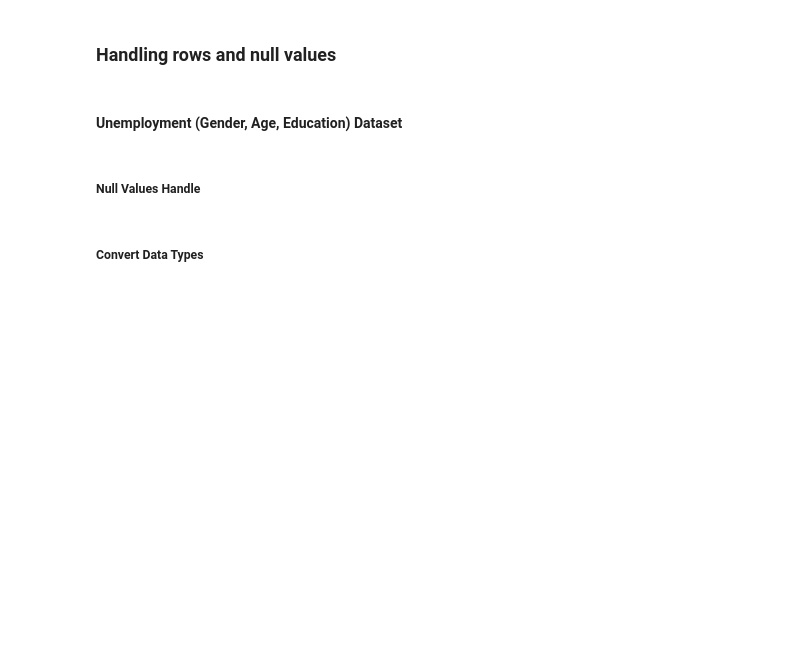
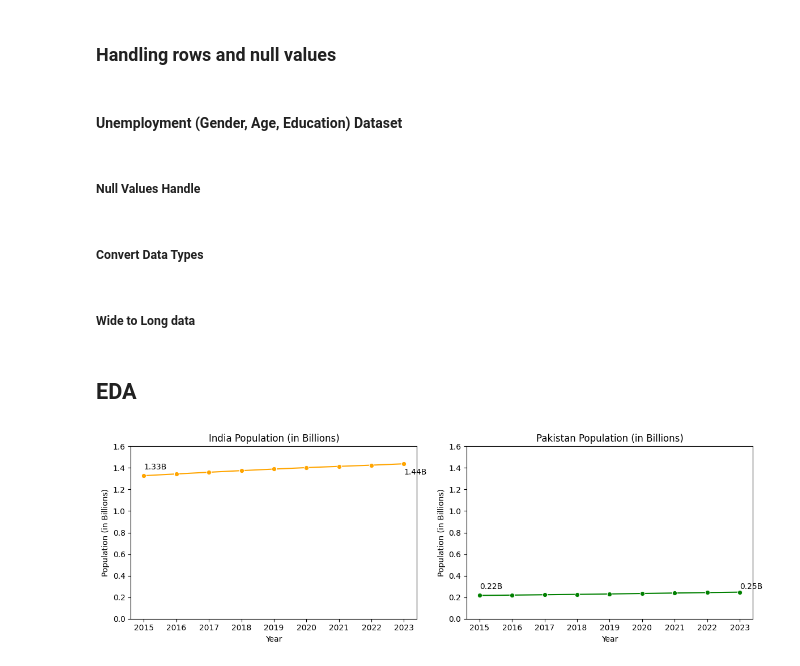
Before and after one commit to KaungSiThu-Sallius/Unemployment-Analysis-and-Prediction-in-India-Pakistan-and-Bangladesh, a Jupyter notebook: main.ipynb, the cells around one changed output. Cells and saved outputs as stored; diff of their text form; code cells hidden in the pictures; blank space fills up the shorter version.

```diff
--- a/main.ipynb
+++ b/main.ipynb
@@ -144,0 +152,16 @@ unemploy_sex_age_region_df['time'] =  pd.PeriodIndex(unemploy_sex_age_region_df[
+# %% [markdown]
+##### Wide to Long data
+# %%
+def wide2Long(df, value_name):
+    df = df.melt(id_vars='country', value_name=value_name, var_name='year')
+    df = df[df['year'] >= '2015']
+    df['year'] = pd.to_datetime(df['year'], format='%Y')
+    return df
+
+population_df = wide2Long(population_df, 'count')
+gdp_df = wide2Long(gdp_df, 'rate')
+inflation_df = wide2Long(inflation_df, 'rate')
+
+unemployment_rate_df = unemployment_rate_df.melt(id_vars='country', value_name='rate', var_name='year')
+# %% [markdown]
+## EDA
@@ -144,0 +175,35 @@ unemploy_sex_age_region_df['time'] =  pd.PeriodIndex(unemploy_sex_age_region_df[
+# %%
+population_df_india = population_df[population_df['country'] == 'India']
+population_df_pakistan = population_df[population_df['country'] == 'Pakistan']
+
+population_df_india.loc[:, 'count'] = population_df_india['count']/1000000000
+population_df_pakistan.loc[:, 'count'] = population_df_pakistan['count']/1000000000
+
+fig, axes = plt.subplots(1,2,figsize=(12,4))
+
+sns.lineplot(data=population_df_india, x='year', y='count', ax=axes[0], marker='o', color='orange')
+axes[0].set_title('India Population (in Billions)')
+axes[0].set_ylabel('Population (in Billions)')
+axes[0].set_xlabel('Year')
+axes[0].set_ylim(0, 1.6)
+
+first_india = population_df_india.iloc[0]
+last_india = population_df_india.iloc[-1]
+axes[0].annotate(f'{first_india["count"]:.2f}B', xy=(first_india['year'], first_india['count']+0.06))
+axes[0].annotate(f'{last_india["count"]:.2f}B', xy=(last_india['year'], last_india['count']-0.1))
+
+sns.lineplot(data=population_df_pakistan, x='year', y='count', ax=axes[1], marker='o', color='green')
+axes[1].set_title('Pakistan Population (in Billions)')
+axes[1].set_xlabel('Year')
+axes[1].set_ylabel('Population (in Billions)')
+axes[1].set_ylim(0, 1.6)
+
+first_pakistan = population_df_pakistan.iloc[0]
+last_pakistan = population_df_pakistan.iloc[-1]
+axes[1].annotate(f'{first_pakistan["count"]:.2f}B', xy=(first_pakistan['year'], first_pakistan['count']+0.06))
+axes[1].annotate(f'{last_pakistan["count"]:.2f}B', xy=(last_pakistan['year'], first_pakistan['count']+0.06))
+
+plt.tight_layout()
+plt.show()
+# %% [output]
+[figure, added]
```
Also changed, not shown: parts of 9 cells of this notebook, 6 other files.
